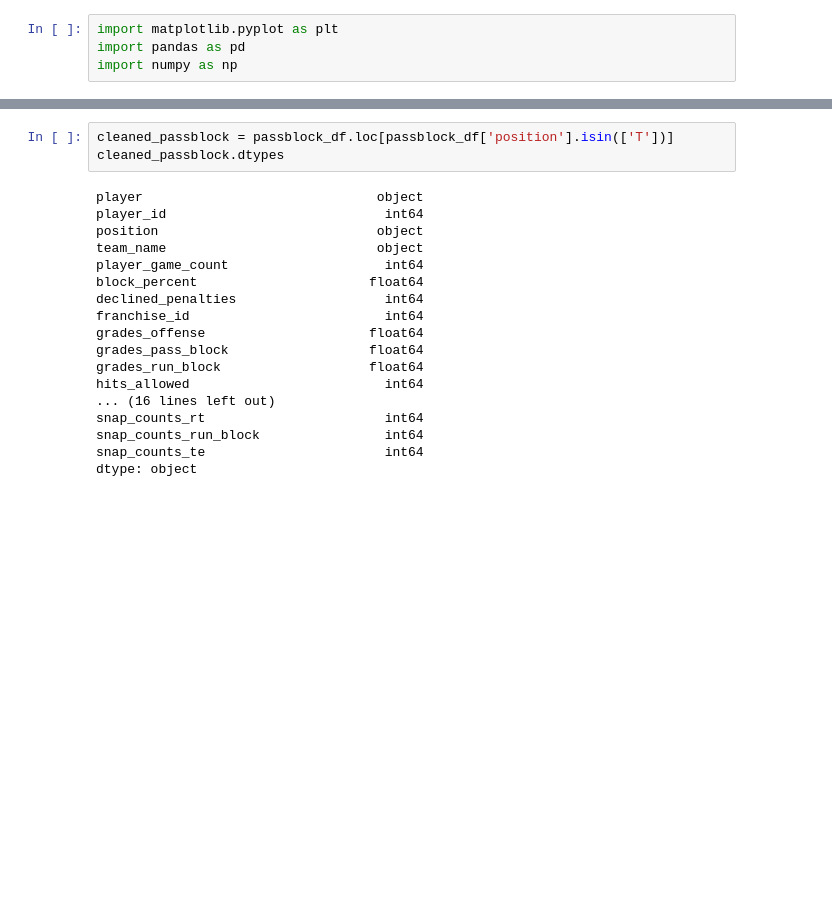
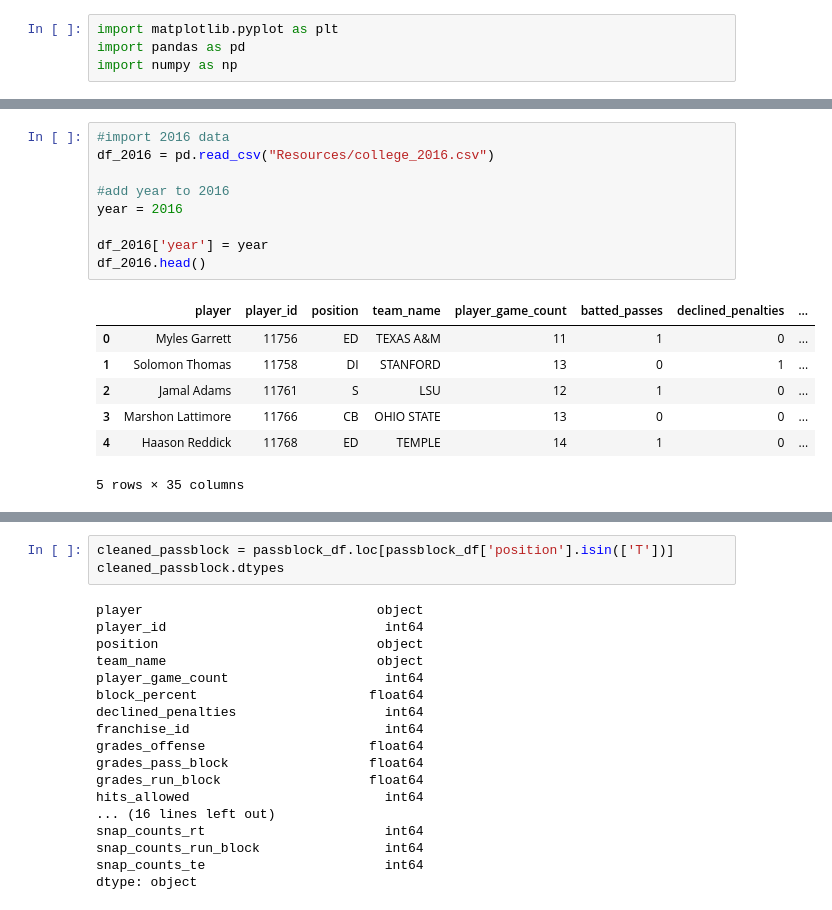
Before and after one commit to zachrehfuss/RAS_Project, a Jupyter notebook: edge_cleanup.ipynb, the cells around one changed output, grey strips where cells are left out. Saved outputs shown, nothing was run; the diff lists cells and outputs as text; blank space fills up the shorter version.

```diff
--- a/edge_cleanup.ipynb
+++ b/edge_cleanup.ipynb
@@ -18,0 +50,17 @@ passblock_df.head()
+# %%
+#import 2016 data
+df_2016 = pd.read_csv("Resources/college_2016.csv")
+
+#add year to 2016
+year = 2016
+
+df_2016['year'] = year
+df_2016.head()
+# %% [output]
+|  | player | player_id | position | team_name | player_game_count | batted_passes | declined_penalties | ... |
+| 0 | Myles Garrett | 11756 | ED | TEXAS A&M | 11 | 1 | 0 | ... |
+| 1 | Solomon Thomas | 11758 | DI | STANFORD | 13 | 0 | 1 | ... |
+| 2 | Jamal Adams | 11761 | S | LSU | 12 | 1 | 0 | ... |
+| 3 | Marshon Lattimore | 11766 | CB | OHIO STATE | 13 | 0 | 0 | ... |
+| 4 | Haason Reddick | 11768 | ED | TEMPLE | 14 | 1 | 0 | ... |
+5 rows × 35 columns
```
Also changed, not shown: parts of 8 cells of this notebook.
